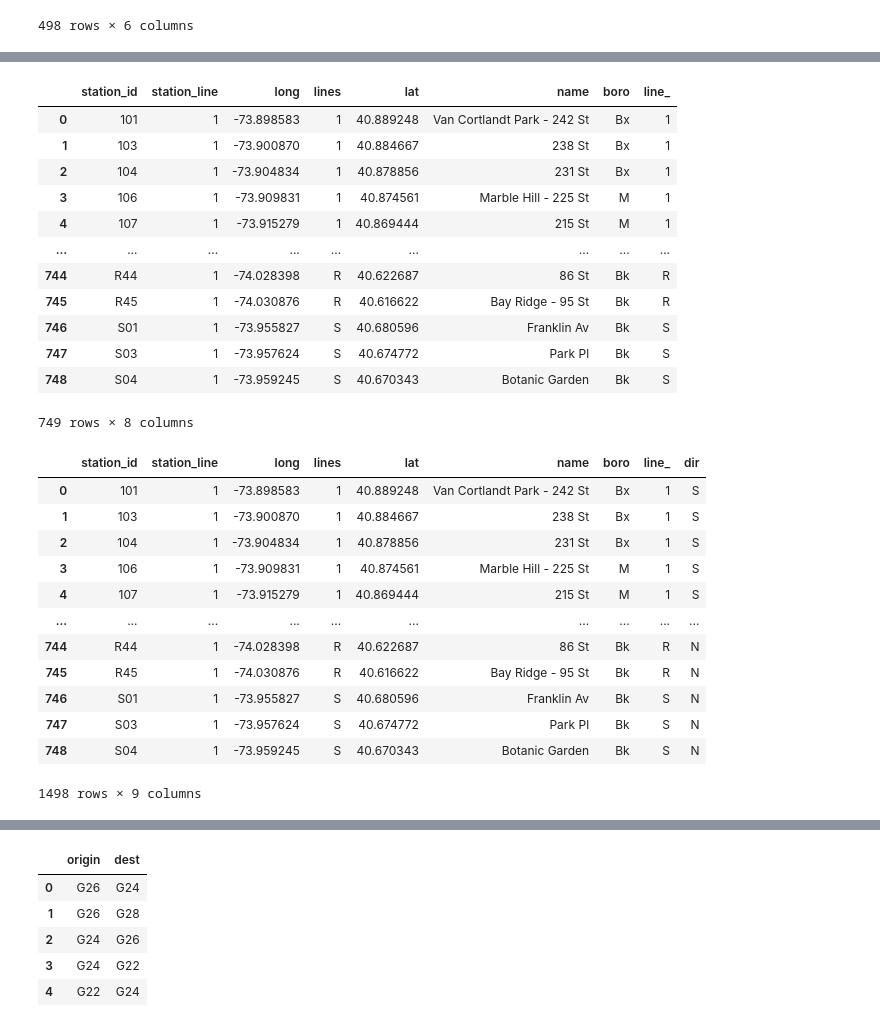
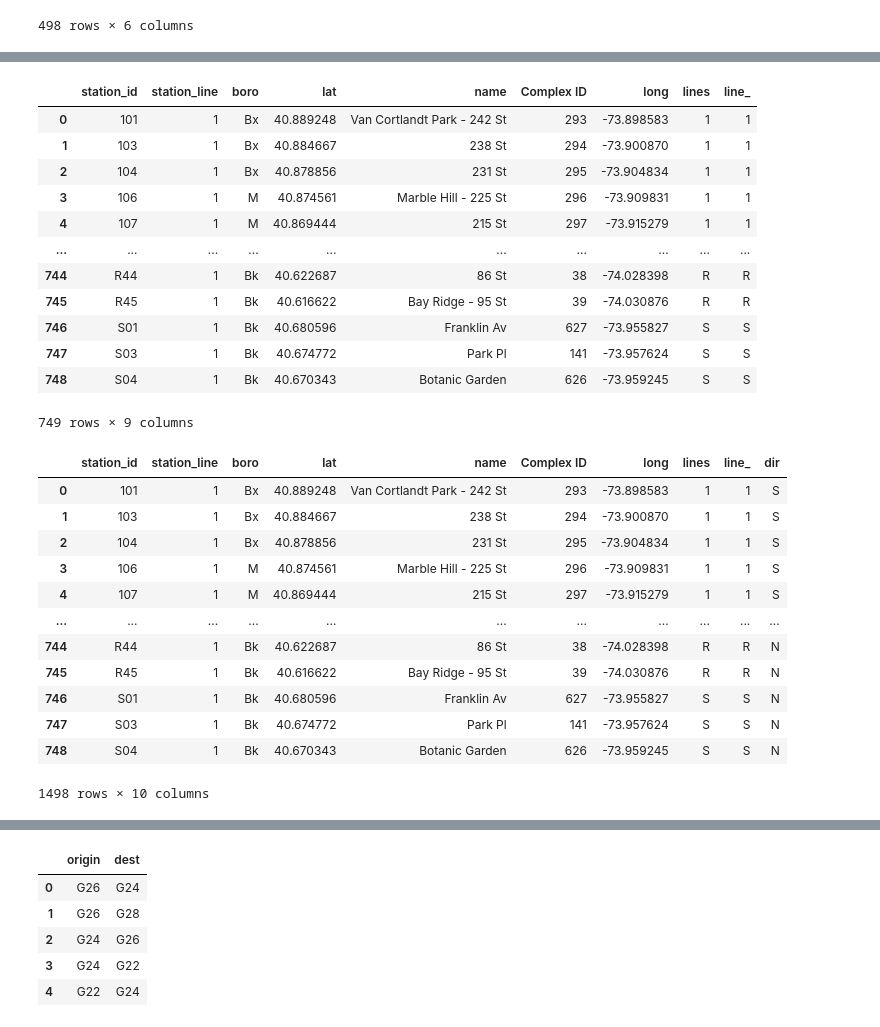
Before and after one commit to CUSPADS2022IBX/IBXRidership, a Jupyter notebook: Network Processing/subway_platform_network - noIBX.ipynb, the cells around one changed output, grey strips where cells are left out. Saved outputs shown, nothing was run; the diff lists cells and outputs as text; code cells hidden in the pictures.

```diff
--- a/Network Processing/subway_platform_network - noIBX.ipynb
+++ b/Network Processing/subway_platform_network - noIBX.ipynb
@@ -30,4 +34,9 @@ Stations
 498 rows × 6 columns
 # %%
 #filter out Staten Island, as its rail network is unconnected with the rest of the network
-Stations = Stations.loc[Stations['boro'] != 'SI'].reset_index(drop = True)
+Stations = Stations.loc[Stations['boro'] != 'SI']
+# %%
+#for mega-stations (complexes) which are currently represented as 2 separate station nodes, we need to create 1 new node to connect them to each
+#other and serve as the station node for subsequent analysis. We will use the Complex ID
+sts = pd.read_csv(r'..\Turnstile Data Processing\stations_list (1).csv')
+sts.head()
@@ -33,0 +50,4 @@ Stations = Stations.loc[Stations['boro'] != 'SI'].reset_index(drop = True)
+# %%
+#check the merge
+Stations = pd.merge(Stations, sts[['GTFS Stop ID','Complex ID']], how='left',left_on='id',right_on='GTFS Stop ID', indicator=True)
+Stations._merge.value_counts()
@@ -33,0 +65,10 @@ Stations = Stations.loc[Stations['boro'] != 'SI'].reset_index(drop = True)
+# %%
+#manually set South Ferry Loop Complex ID to 635
+Stations.loc[Stations['name'] == 'South Ferry Loop','Complex ID'] = 635
+
+Stations['Complex ID'].fillna(0,inplace=True)
+Stations['Complex ID'] = Stations['Complex ID'].astype(int)
+
+#drop the unnecessary columns
+Stations.drop(['_merge','GTFS Stop ID'],axis=1,inplace=True)
+Stations.head()
@@ -57,40 +105,40 @@ stli.reset_index(inplace=True)
 stli.rename({'id':'station_id'},axis=1,inplace=True)
 stli
 # %% [output]
-|  | station_id | station_line | long | lines | lat | name | boro | line_ |
-| 0 | 101 | 1 | -73.898583 | 1 | 40.889248 | Van Cortlandt Park - 242 St | Bx | 1 |
-| 1 | 103 | 1 | -73.900870 | 1 | 40.884667 | 238 St | Bx | 1 |
-| 2 | 104 | 1 | -73.904834 | 1 | 40.878856 | 231 St | Bx | 1 |
-| 3 | 106 | 1 | -73.909831 | 1 | 40.874561 | Marble Hill - 225 St | M | 1 |
-| 4 | 107 | 1 | -73.915279 | 1 | 40.869444 | 215 St | M | 1 |
-| ... | ... | ... | ... | ... | ... | ... | ... | ... |
-| 744 | R44 | 1 | -74.028398 | R | 40.622687 | 86 St | Bk | R |
-| 745 | R45 | 1 | -74.030876 | R | 40.616622 | Bay Ridge - 95 St | Bk | R |
-| 746 | S01 | 1 | -73.955827 | S | 40.680596 | Franklin Av | Bk | S |
-| 747 | S03 | 1 | -73.957624 | S | 40.674772 | Park Pl | Bk | S |
-| 748 | S04 | 1 | -73.959245 | S | 40.670343 | Botanic Garden | Bk | S |
+|  | station_id | station_line | boro | lat | name | Complex ID | long | lines | line_ |
+| 0 | 101 | 1 | Bx | 40.889248 | Van Cortlandt Park - 242 St | 293 | -73.898583 | 1 | 1 |
+| 1 | 103 | 1 | Bx | 40.884667 | 238 St | 294 | -73.900870 | 1 | 1 |
+| 2 | 104 | 1 | Bx | 40.878856 | 231 St | 295 | -73.904834 | 1 | 1 |
+| 3 | 106 | 1 | M | 40.874561 | Marble Hill - 225 St | 296 | -73.909831 | 1 | 1 |
+| 4 | 107 | 1 | M | 40.869444 | 215 St | 297 | -73.915279 | 1 | 1 |
+| ... | ... | ... | ... | ... | ... | ... | ... | ... | ... |
+| 744 | R44 | 1 | Bk | 40.622687 | 86 St | 38 | -74.028398 | R | R |
+| 745 | R45 | 1 | Bk | 40.616622 | Bay Ridge - 95 St | 39 | -74.030876 | R | R |
+| 746 | S01 | 1 | Bk | 40.680596 | Franklin Av | 627 | -73.955827 | S | S |
+| 747 | S03 | 1 | Bk | 40.674772 | Park Pl | 141 | -73.957624 | S | S |
+| 748 | S04 | 1 | Bk | 40.670343 | Botanic Garden | 626 | -73.959245 | S | S |
-749 rows × 8 columns
+749 rows × 9 columns
 # %%
 #each station-line has 2 platforms for trains going in both directions, so we can duplicate the table
 pfs = pd.concat([stli]*2)
 #create a new columns to distinguish north and south-bound trains, add South designation to half of the rows
 pfs['dir'] = 'N'
-pfs.iloc[:stli.shape[0],8] = 'S'
+pfs.iloc[:stli.shape[0],9] = 'S'
 pfs
 # %% [output]
-|  | station_id | station_line | long | lines | lat | name | boro | line_ | dir |
-| 0 | 101 | 1 | -73.898583 | 1 | 40.889248 | Van Cortlandt Park - 242 St | Bx | 1 | S |
-| 1 | 103 | 1 | -73.900870 | 1 | 40.884667 | 238 St | Bx | 1 | S |
-| 2 | 104 | 1 | -73.904834 | 1 | 40.878856 | 231 St | Bx | 1 | S |
-| 3 | 106 | 1 | -73.909831 | 1 | 40.874561 | Marble Hill - 225 St | M | 1 | S |
-| 4 | 107 | 1 | -73.915279 | 1 | 40.869444 | 215 St | M | 1 | S |
-| ... | ... | ... | ... | ... | ... | ... | ... | ... | ... |
-| 744 | R44 | 1 | -74.028398 | R | 40.622687 | 86 St | Bk | R | N |
-| 745 | R45 | 1 | -74.030876 | R | 40.616622 | Bay Ridge - 95 St | Bk | R | N |
-| 746 | S01 | 1 | -73.955827 | S | 40.680596 | Franklin Av | Bk | S | N |
-| 747 | S03 | 1 | -73.957624 | S | 40.674772 | Park Pl | Bk | S | N |
-| 748 | S04 | 1 | -73.959245 | S | 40.670343 | Botanic Garden | Bk | S | N |
+|  | station_id | station_line | boro | lat | name | Complex ID | long | lines | line_ | dir |
+| 0 | 101 | 1 | Bx | 40.889248 | Van Cortlandt Park - 242 St | 293 | -73.898583 | 1 | 1 | S |
+| 1 | 103 | 1 | Bx | 40.884667 | 238 St | 294 | -73.900870 | 1 | 1 | S |
+| 2 | 104 | 1 | Bx | 40.878856 | 231 St | 295 | -73.904834 | 1 | 1 | S |
+| 3 | 106 | 1 | M | 40.874561 | Marble Hill - 225 St | 296 | -73.909831 | 1 | 1 | S |
+| 4 | 107 | 1 | M | 40.869444 | 215 St | 297 | -73.915279 | 1 | 1 | S |
+| ... | ... | ... | ... | ... | ... | ... | ... | ... | ... | ... |
+| 744 | R44 | 1 | Bk | 40.622687 | 86 St | 38 | -74.028398 | R | R | N |
+| 745 | R45 | 1 | Bk | 40.616622 | Bay Ridge - 95 St | 39 | -74.030876 | R | R | N |
+| 746 | S01 | 1 | Bk | 40.680596 | Franklin Av | 627 | -73.955827 | S | S | N |
+| 747 | S03 | 1 | Bk | 40.674772 | Park Pl | 141 | -73.957624 | S | S | N |
+| 748 | S04 | 1 | Bk | 40.670343 | Botanic Garden | 626 | -73.959245 | S | S | N |
-1498 rows × 9 columns
+1498 rows × 10 columns
 # %%
 #create platform_id field based on station_id + line + dir
 pfs['pf_id'] = pfs['station_id'] + '-' + pfs['line_'] + '-' + pfs['dir']
```
Also changed, not shown: parts of 74 cells of this notebook, 8 other files.
